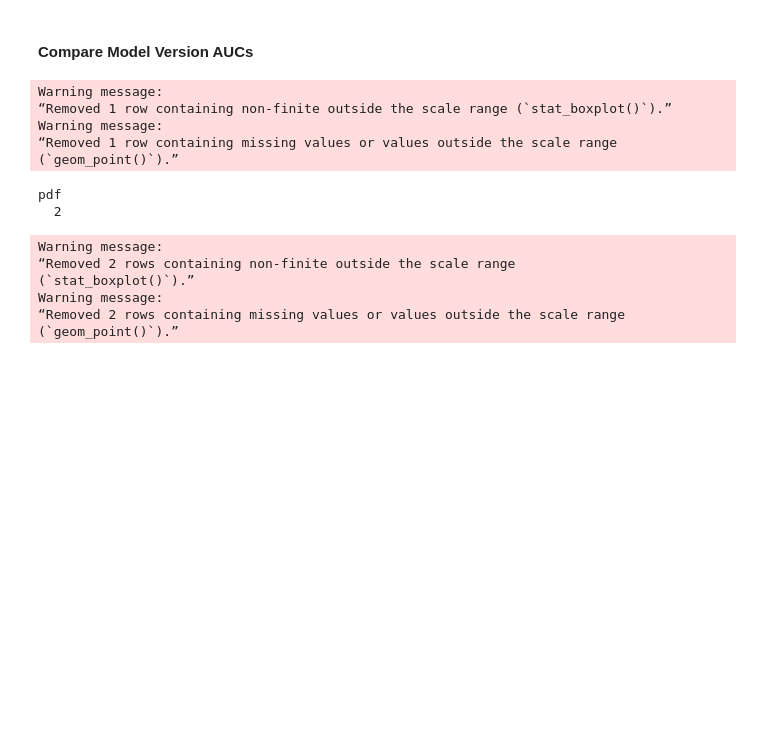
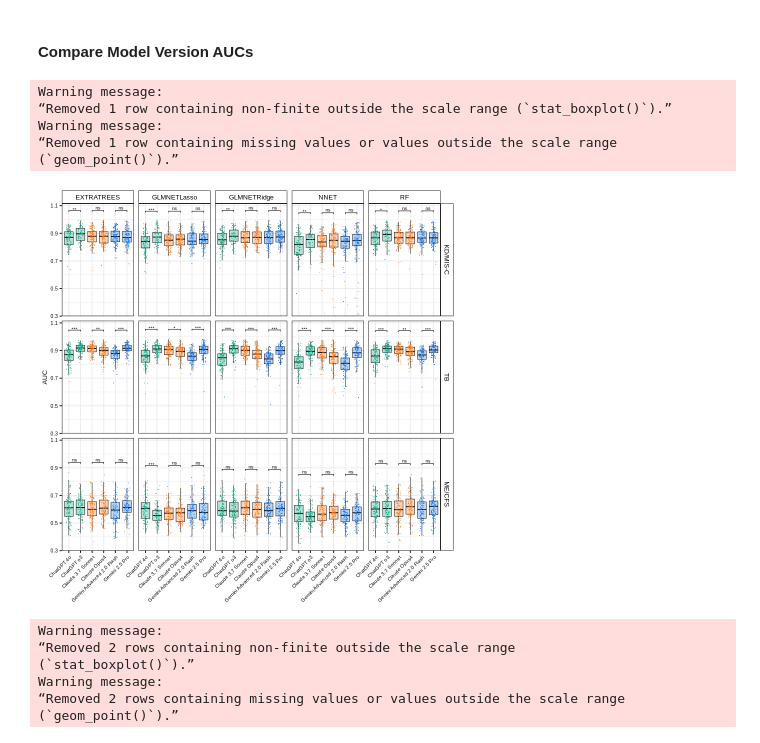
Before and after one commit to adb258/cfrna_ai_manuscript, a Jupyter notebook: code/ai_figures.ipynb, the cells around one changed output. Saved outputs shown, nothing was run; the diff lists cells and outputs as text; code cells hidden in the pictures; blank space fills up the shorter version.

```diff
--- a/code/ai_figures.ipynb
+++ b/code/ai_figures.ipynb
@@ -1442,18 +1443,18 @@ pdf
 # Load pathways
 
 ### H
-hallmark_pathways <- getGmt("data/gene_sets/h.all.v2023.2.Hs.symbols.gmt.txt")
+hallmark_pathways <- getGmt("/workdir/cjl332/ssGSEA/NEW_2024.07.10/gene_sets/h.all.v2023.2.Hs.symbols.gmt.txt")
 
 ### C2 - REACTOME
-c2_pathways <- getGmt("data/gene_sets/c2.all.v2023.2.Hs.symbols.gmt.txt")
+c2_pathways <- getGmt("/workdir/cjl332/ssGSEA/NEW_2024.07.10/gene_sets/c2.all.v2023.2.Hs.symbols.gmt.txt")
 reactome_pathways <- c2_pathways[grepl("^REACTOME", names(c2_pathways)),]
 
 ### C5 - BP & HPO
-c5_pathways <- getGmt("data/gene_sets/c5.all.v2023.2.Hs.symbols.gmt.txt")
+c5_pathways <- getGmt("/workdir/cjl332/ssGSEA/NEW_2024.07.10/gene_sets/c5.all.v2023.2.Hs.symbols.gmt.txt")
 BP_pathways <- c5_pathways[grepl("^GOBP", names(c5_pathways)),]
 
 ### C7
-c7_pathways <- getGmt("data/gene_sets/c7.all.v2023.2.Hs.symbols.gmt.txt")
+c7_pathways <- getGmt("/workdir/cjl332/ssGSEA/NEW_2024.07.10/gene_sets/c7.all.v2023.2.Hs.symbols.gmt.txt")
 
 ### COMBINE
 all_pathways <- c(reactome_pathways, BP_pathways, hallmark_pathways)
@@ -1733,7 +1731,7 @@ for(model_name in names(sets)) {
   eu <- euler(sets[[model_name]])
 
   pdf(
-     file   = sprintf("figures/pathway_venn_new_long_%s.pdf", model_name),
+     file   = sprintf("/workdir/adb258/ai_paper/figures/pathway_venn_new_long_%s.pdf", model_name),
      width  = 2.5,
      height = 2.5
    )
@@ -1895,7 +1893,7 @@ for(model_name in names(sets)) {
   eu <- euler(sets[[model_name]])
 
   pdf(
-     file   = sprintf("figures/pathway_venn_old_long_%s.pdf", model_name),
+     file   = sprintf("/workdir/adb258/ai_paper/figures/pathway_venn_old_long_%s.pdf", model_name),
      width  = 2.5,
      height = 2.5
    )
@@ -1923,7 +1921,7 @@ Warning message:
 # %% [markdown]
 ### AUC Comparisons
 # %%
-auc_data = read.csv("data/master_auc.csv", row.names = 1)
+auc_data = read.csv("/workdir/adb258/ai_paper/data/master_auc.csv", row.names = 1)
 # %%
 unique(auc_data$LLM_Model)
 unique(auc_data$Disease)
@@ -2148,41 +2152,39 @@ stat_A <- purrr::map_dfr(pair_list, function(pr) {
 ###############################################################################
 ##  3.  Plot                                                                 ##
 ###############################################################################
-pdf("figures/auc_dist_new_long.pdf", width = 7, height = 6)
+#pdf("/workdir/adb258/ai_paper/figures/auc_version_comp.pdf", width = 7, height = 6)
 
 ggplot(plot_A, aes(x = Base, y = AUC,
                    fill = Base, colour = Base)) +
   geom_boxplot(colour = "black", lwd = .25,
                outlier.shape = NA, alpha = 0.30) +
   geom_jitter(width = .2, size = .2, alpha = .8, shape = 16) +
   stat_pvalue_manual(stat_A,
                      label       = "p.signif",
                      xmin        = "group1",
                      xmax        = "group2",
                      y.position  = "y.position",
                      size        = 2,
                      tip.length  = 0.01,
                      inherit.aes = FALSE) +
   scale_y_continuous(limits = c(0.3, 1.1),
                      expand = expansion(mult = c(0, 0.02))) +
   scale_fill_manual(values = cols) +
   scale_colour_manual(values = cols) +
   facet_grid(Disease ~ ML_Model) +
   labs(x = NULL, y = "AUC") +
   theme_cfrna_print() +
   theme(
     legend.position = "none",
     strip.text  = element_text(size = 8,
                                margin = margin(t = 4, r = 4, b = 4, l = 4)),
     axis.text.x = element_text(angle = 45, hjust = 1)
   )
 
-dev.off()
+#dev.off()
 # %% [output]
 Warning message:
 “Removed 1 row containing non-finite outside the scale range (`stat_boxplot()`).”
 Warning message:
-“Removed 1 row containing missing values or values outside the scale range
-(`geom_point()`).”
+“Removed 1 row containing missing values or values outside the scale range (`geom_point()`).”
-pdf
-  2
+[figure, added]
```
Also changed, not shown: parts of 35 cells of this notebook.
